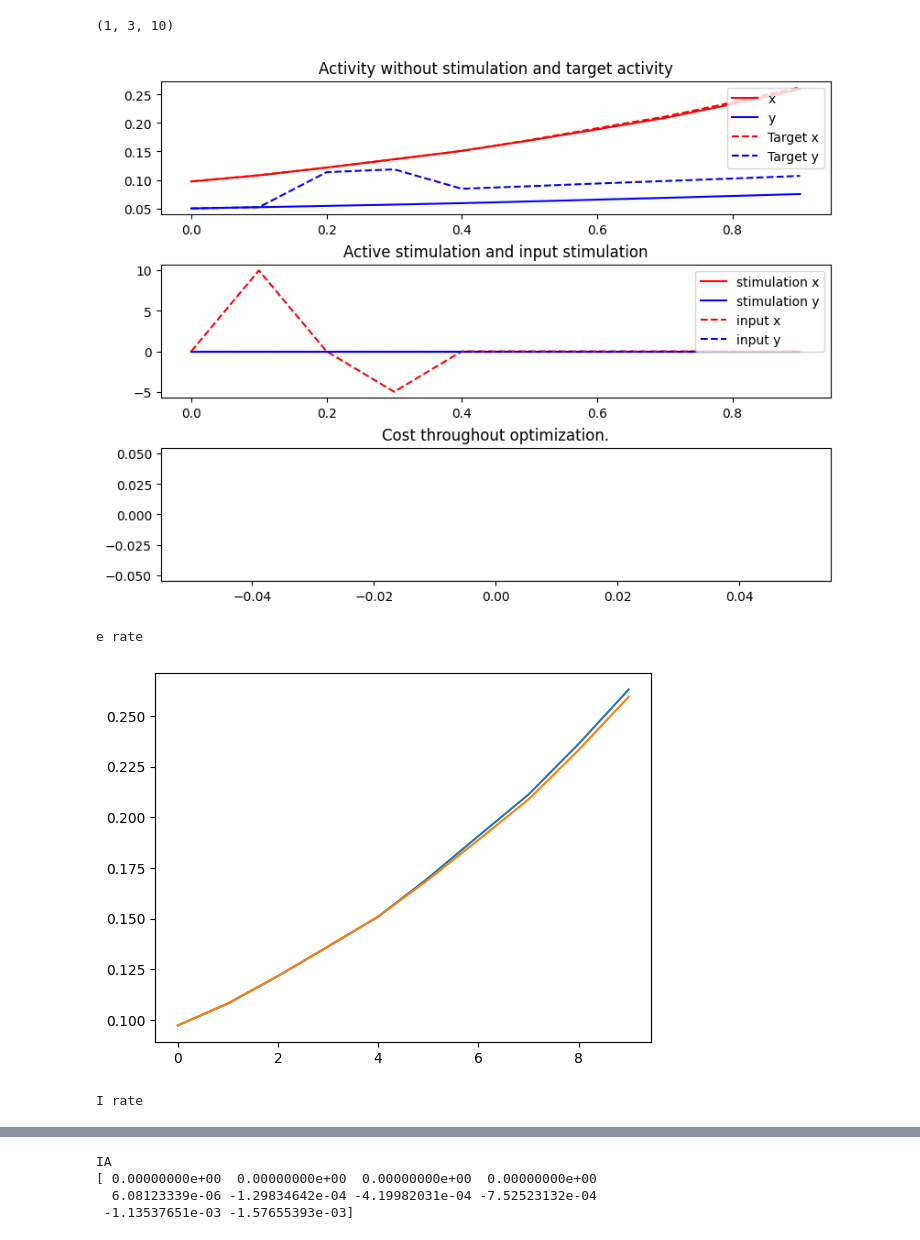
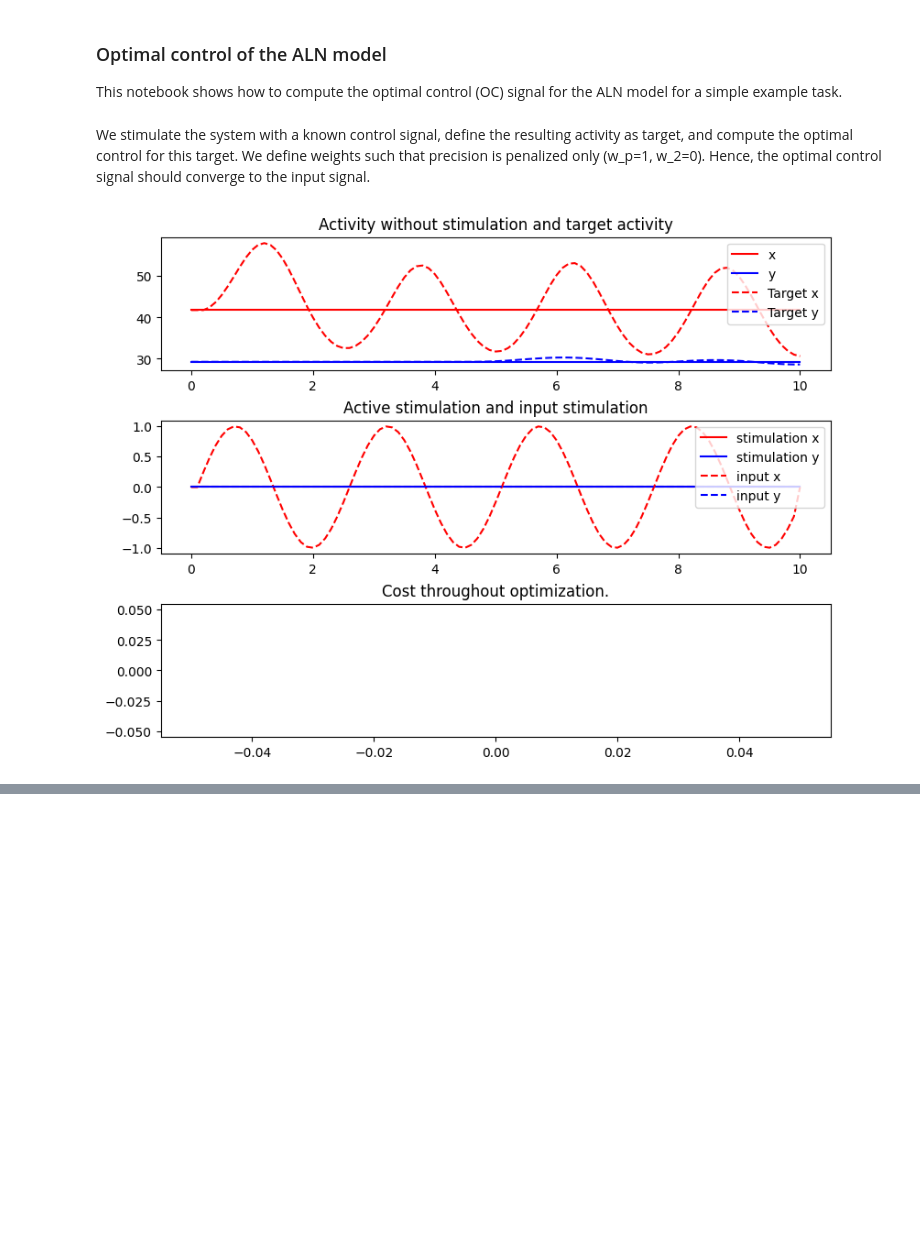
Before and after one commit to neurolib-dev/neurolib, a Jupyter notebook: examples/example-5-optimal-control/example-5.5-oc-aln-model-deterministic.ipynb, the cells around one changed output, grey strips where cells are left out. Cells and saved outputs as stored; diff of their text form; code cells hidden in the pictures; blank space fills up the shorter version.

```diff
--- a/examples/example-5-optimal-control/example-5.5-oc-aln-model-deterministic.ipynb
+++ b/examples/example-5-optimal-control/example-5.5-oc-aln-model-deterministic.ipynb
@@ -1,3 +1,6 @@
+# %% [markdown]
+### Optimal control of the ALN model
+This notebook shows how to compute the optimal control (OC) signal for the ALN model for a simple example task.
 # %%
 import matplotlib.pyplot as plt
 import numpy as np
@@ -77 +60,3 @@ setinitstate(model, finalstate)
+# %% [markdown]
+We stimulate the system with a known control signal, define the resulting activity as target, and compute the optimal control for this target. We define weights such that precision is penalized only (w_p=1, w_2=0). Hence, the optimal control signal should converge to the input signal.
 # %%
@@ -94,53 +82,22 @@ input[0,3] = -5.*amplitude
 # %%
 # We set the stimulus in x and y variables, and run the simulation
-model.params["ext_exc_current"] = zero_input
-model.params["ext_inh_current"] = input
+model.params["ext_exc_current"] = input
+model.params["ext_inh_current"] = zero_input
 model.run()
 
 # Define the result of the stimulation as target
-t0 = np.concatenate( (model.params["rates_exc_init"][:, np.newaxis, -1], model.params["rates_inh_init"][:, np.newaxis, -1], model.params["IA_init"][:, np.newaxis, -1]), axis=1)[:,:,np.newaxis]
-t1 = np.stack( (model.rates_exc, model.rates_inh, model.IA), axis=1)
-target = np.concatenate((t0, t1), axis=2)
-print(target.shape)
+target = getstate(model)
 target_input = np.concatenate( (input,zero_input), axis=0)[np.newaxis,:,:]
 
 # Remove stimuli and re-run the simulation
 model.params["ext_exc_current"] = zero_input
 model.params["ext_inh_current"] = zero_input
 control = np.concatenate( (zero_input,zero_input), axis=0)[np.newaxis,:,:]
 model.run()
 
 # combine initial value and simulation result to one array
-s0 = np.concatenate( (model.params["rates_exc_init"][:, np.newaxis, -1], model.params["rates_inh_init"][:, np.newaxis, -1], model.params["IA_init"][:, np.newaxis, -1]), axis=1)[:,:,np.newaxis]
-s1 = np.stack( (model.rates_exc, model.rates_inh, model.IA), axis=1)
-state = np.concatenate((s0, s1), axis=2)
+state = getstate(model)
 
 plot_oc_singlenode(duration, dt, state, target, control, target_input)
-
-if True:
-    print("e rate")
-    plt.plot(target[0,0,:])
-    plt.plot(state[0,0,:])
-    #plt.ylim(0.9*state[0,1,-1],1.1*state[0,1,-1])
-    plt.show()
-
-if True:
-    print("I rate")
-    plt.plot(target[0,1,:])
-    plt.plot(state[0,1,:])
-    #plt.ylim(0.9*state[0,1,-1],1.1*state[0,1,-1])
-    plt.show()
-
-if True:
-    print("IA")
-    plt.plot(target[0,2,:])
-    plt.plot(state[0,2,:])
-    print(target[0,2,:] - state[0,2,:])
-    #plt.ylim(0.9*state[0,1,-1],1.1*state[0,1,-1])
-    plt.show()
 # %% [output]
-(1, 3, 10)
-[figure, old version]
+[figure, new version]
-e rate
-[figure, removed]
-I rate
@@ -148,4 +103,0 @@ I rate
-IA
-[ 0.00000000e+00  0.00000000e+00  0.00000000e+00  0.00000000e+00
-  6.08123339e-06 -1.29834642e-04 -4.19982031e-04 -7.52523132e-04
- -1.13537651e-03 -1.57655393e-03]
```
Also changed, not shown: parts of 19 cells of this notebook, 6 other files.
